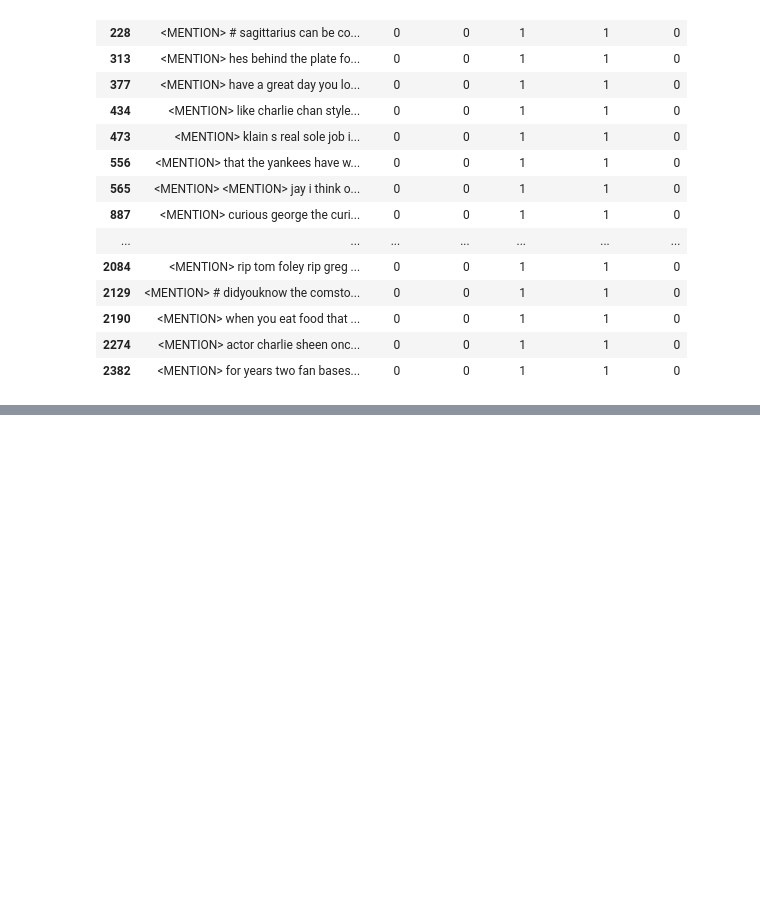
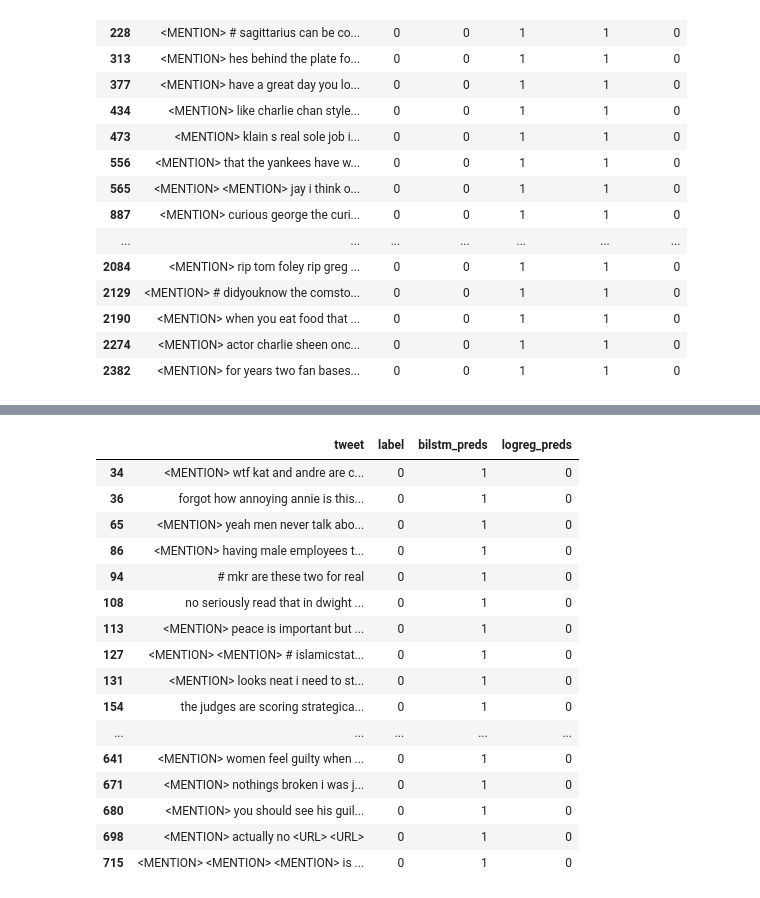
Before and after one commit to qinlans/11-830-Final-Project, a Jupyter notebook: jupyter_notebooks/top-features_error-analysis.ipynb, the cells around one changed output, grey strips where cells are left out. Drawn from its saved outputs; the diff is of its cells as text; code cells hidden in the pictures; blank space fills up the shorter version.

```diff
--- a/jupyter_notebooks/top-features_error-analysis.ipynb
+++ b/jupyter_notebooks/top-features_error-analysis.ipynb
@@ -404,0 +429,9 @@ d_fp
+# %%
+data['bilstm_preds'] = bilstm_preds
+data['logreg_preds'] = logreg_preds
+data = data[['tweet', 'label', 'bilstm_preds', 'logreg_preds']].copy()
+data.loc[:, 'label'] = [0 if l == 'none' else 1 for l in data['label']]
+# data['base_correct'] = [*map(int, data['label'] == data['base_pred'])]
+# data['ca_correct'] = [*map(int, data['label'] == data['ca_pred'])]
+
+Counter(data['label'])
@@ -404,0 +460,16 @@ d_fp
+# %%
+def get_error_samples(df):
+    """Return two df's that are fp and fn."""
+    baseline_colname = 'logreg_preds'
+    model_colname = 'bilstm_preds'
+    fp_msk = (df['label'] == 0) & (df[baseline_colname]==0) & (df[model_colname] == 1)
+    fp_ex = df[fp_msk].copy()
+
+    fn_msk = (df['label'] == 1) & (df[baseline_colname] == 1) & (df[model_colname] == 0)
+    fn_ex = df[fn_msk].copy()
+
+    return fp_ex, fn_ex
+# %%
+d_fp, d_fn = get_error_samples(data)
+# %%
+pd.set_option('display.max_colwidth', -1)
@@ -404,0 +490,20 @@ d_fp
+# %%
+d_fp
+# %% [output]
+|  | tweet | label | bilstm_preds | logreg_preds |
+| 34 | <MENTION> wtf kat and andre are c... | 0 | 1 | 0 |
+| 36 | forgot how annoying annie is this... | 0 | 1 | 0 |
+| 65 | <MENTION> yeah men never talk abo... | 0 | 1 | 0 |
+| 86 | <MENTION> having male employees t... | 0 | 1 | 0 |
+| 94 | # mkr are these two for real | 0 | 1 | 0 |
+| 108 | no seriously read that in dwight ... | 0 | 1 | 0 |
+| 113 | <MENTION> peace is important but ... | 0 | 1 | 0 |
+| 127 | <MENTION> <MENTION> # islamicstat... | 0 | 1 | 0 |
+| 131 | <MENTION> looks neat i need to st... | 0 | 1 | 0 |
+| 154 | the judges are scoring strategica... | 0 | 1 | 0 |
+| ... | ... | ... | ... | ... |
+| 641 | <MENTION> women feel guilty when ... | 0 | 1 | 0 |
+| 671 | <MENTION> nothings broken i was j... | 0 | 1 | 0 |
+| 680 | <MENTION> you should see his guil... | 0 | 1 | 0 |
+| 698 | <MENTION> actually no <URL> <URL> | 0 | 1 | 0 |
+| 715 | <MENTION> <MENTION> <MENTION> is ... | 0 | 1 | 0 |
```
Also changed, not shown: parts of 10 cells of this notebook, 2 other files.
